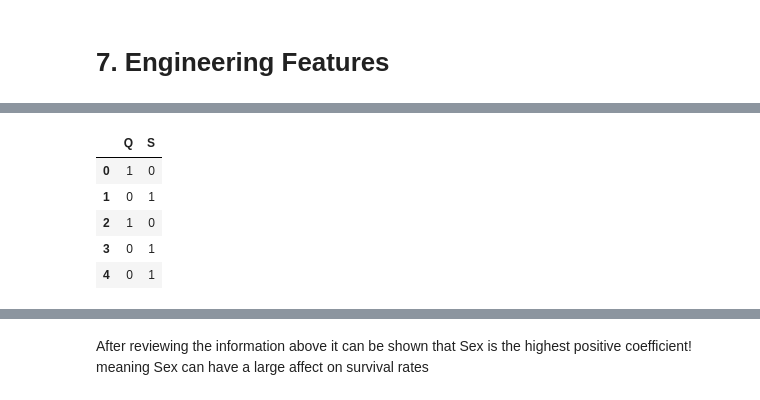
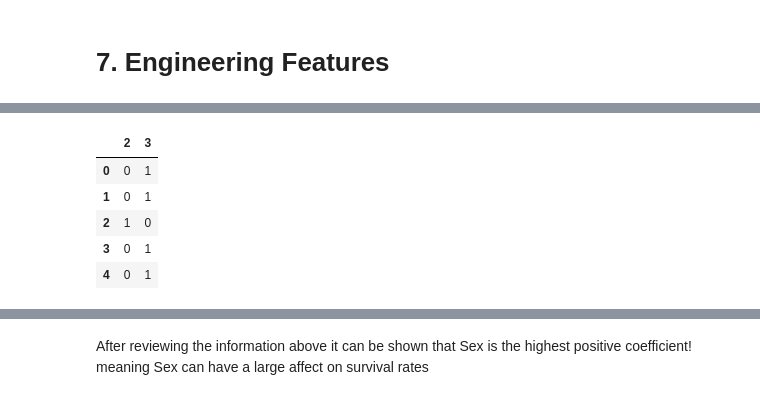
Before and after one commit to GroupA15/Machine-Learning-from-Disaster, a Jupyter notebook: Groupa15_Week_2_full.ipynb, the cells around one changed output, grey strips where cells are left out. Cells and saved outputs as stored; diff of their text form; code cells hidden in the pictures.

```diff
--- a/Groupa15_Week_2_full.ipynb
+++ b/Groupa15_Week_2_full.ipynb
@@ -682,9 +678,9 @@ test_data.head()
 # %%
-pd.get_dummies(train_data['Embarked'],drop_first=True).head()
-pd.get_dummies(test_data['Embarked'],drop_first=True).head()
+pd.get_dummies(train_data['Pclass'],drop_first=True).head()
+pd.get_dummies(test_data['Pclass'],drop_first=True).head()
 # %% [output]
-|  | Q | S |
-| 0 | 1 | 0 |
+|  | 2 | 3 |
+| 0 | 0 | 1 |
 | 1 | 0 | 1 |
 | 2 | 1 | 0 |
 | 3 | 0 | 1 |
```
Also changed, not shown: parts of 12 cells of this notebook.
